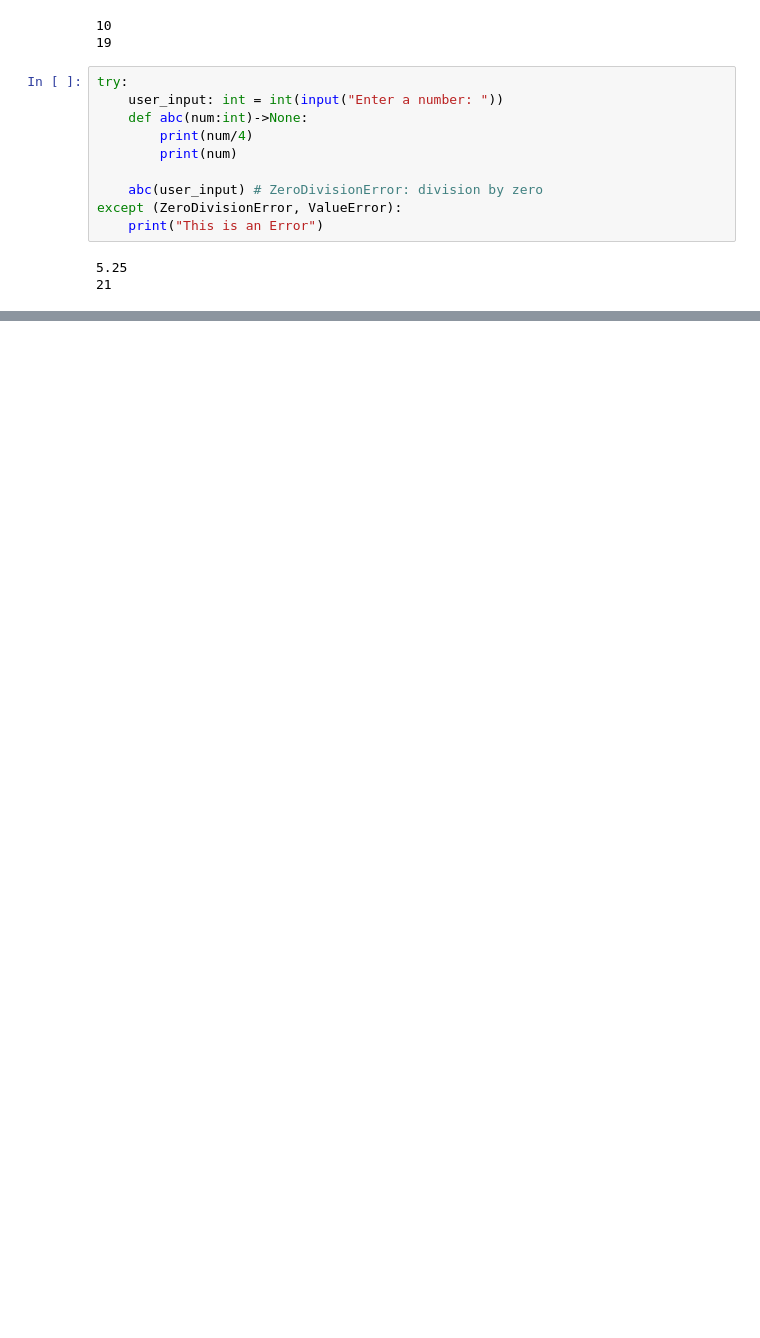
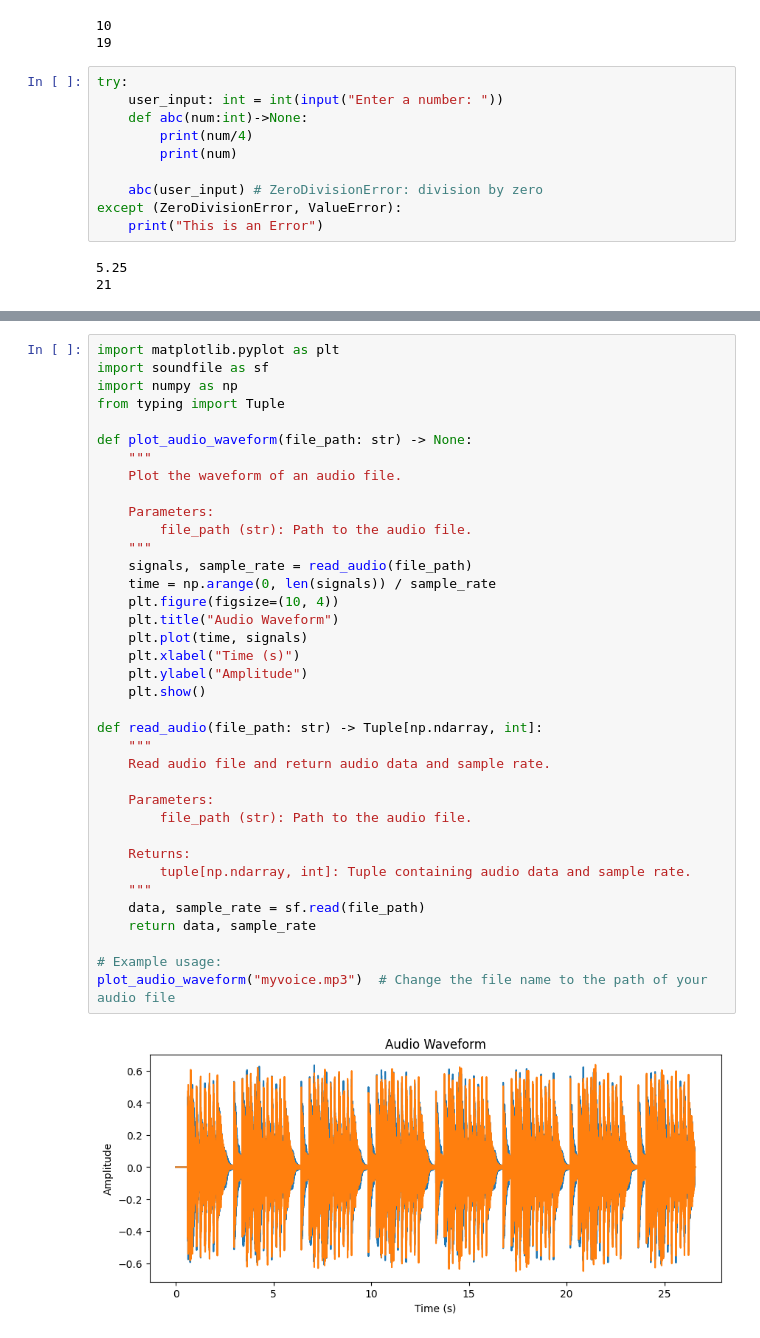
Before and after one commit to MuhammadAhsaanAbbasi/python_PracticeSession, a Jupyter notebook: class9/class9.ipynb, the cells around one changed output, grey strips where cells are left out. Cells and saved outputs as stored; diff of their text form; blank space fills up the shorter version.

```diff
--- a/class9/class9.ipynb
+++ b/class9/class9.ipynb
@@ -120,0 +277,39 @@ except (ZeroDivisionError, ValueError):
+# %%
+import matplotlib.pyplot as plt
+import soundfile as sf
+import numpy as np
+from typing import Tuple
+
+def plot_audio_waveform(file_path: str) -> None:
+    """
+    Plot the waveform of an audio file.
+
+    Parameters:
+        file_path (str): Path to the audio file.
+    """
+    signals, sample_rate = read_audio(file_path)
+    time = np.arange(0, len(signals)) / sample_rate
+    plt.figure(figsize=(10, 4))
+    plt.title("Audio Waveform")
+    plt.plot(time, signals)
+    plt.xlabel("Time (s)")
+    plt.ylabel("Amplitude")
+    plt.show()
+
+def read_audio(file_path: str) -> Tuple[np.ndarray, int]:
+    """
+    Read audio file and return audio data and sample rate.
+
+    Parameters:
+        file_path (str): Path to the audio file.
+
+    Returns:
+        tuple[np.ndarray, int]: Tuple containing audio data and sample rate.
+    """
+    data, sample_rate = sf.read(file_path)
+    return data, sample_rate
+
+# Example usage:
+plot_audio_waveform("myvoice.mp3")  # Change the file name to the path of your audio file
+# %% [output]
+[figure, added]
```
Also changed, not shown: parts of 13 cells of this notebook, 15 other files.
